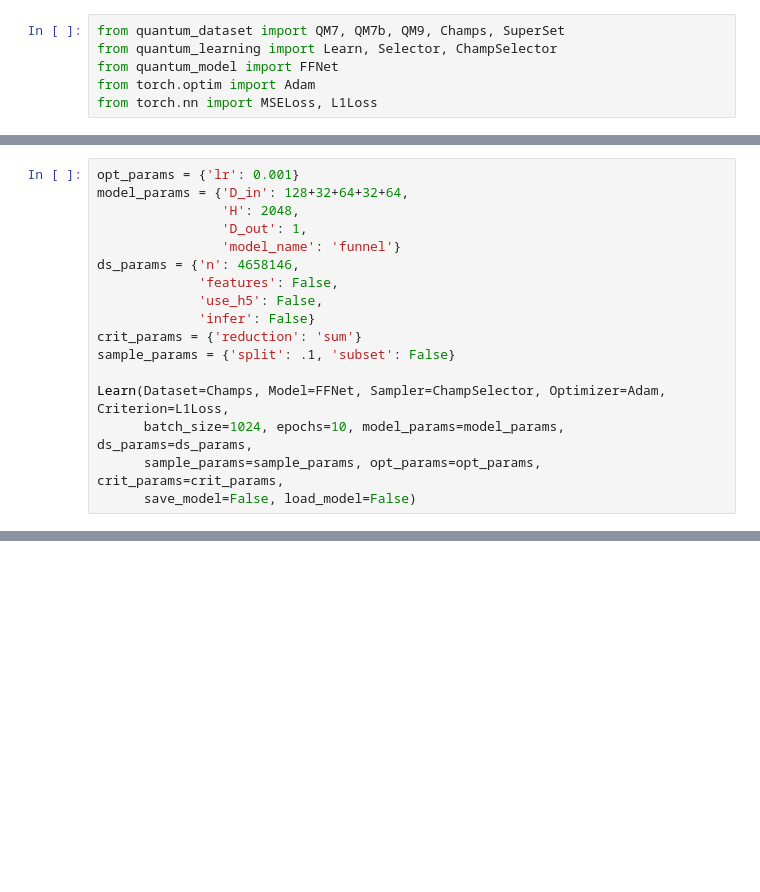
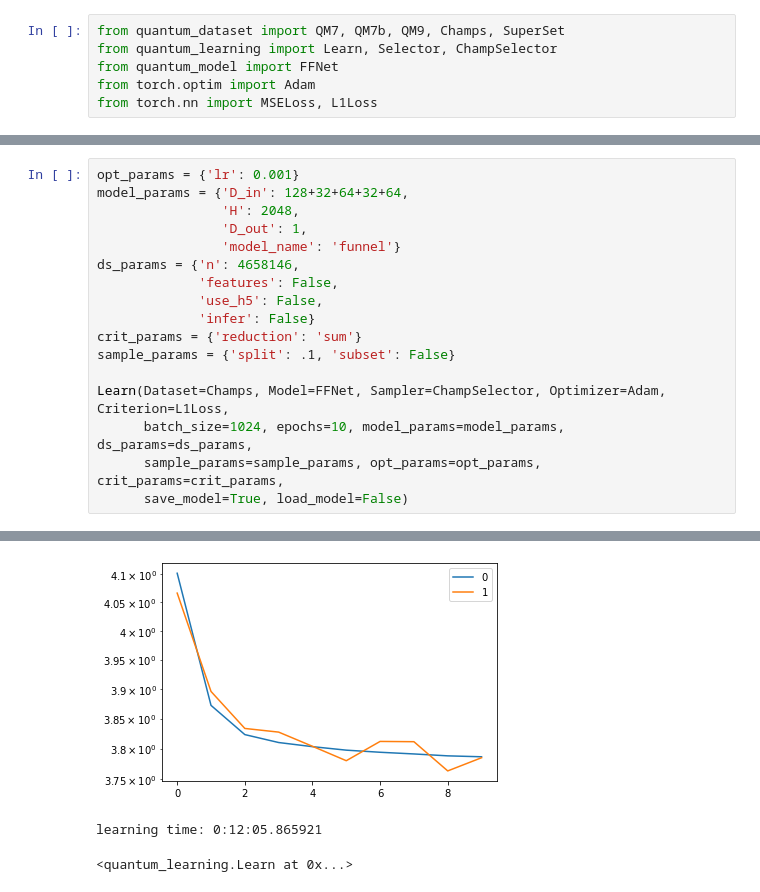
Before and after one commit to icanswim/fastchem, a Jupyter notebook: quantum_experiment.ipynb, the cells around one changed output, grey strips where cells are left out. Saved outputs shown, nothing was run; the diff lists cells and outputs as text; blank space fills up the shorter version.

```diff
--- a/quantum_experiment.ipynb
+++ b/quantum_experiment.ipynb
@@ -105,4 +159,5 @@ sample_params = {'split': .1, 'subset': False}
 Learn(Dataset=Champs, Model=FFNet, Sampler=ChampSelector, Optimizer=Adam, Criterion=L1Loss,
       batch_size=1024, epochs=10, model_params=model_params, ds_params=ds_params,
       sample_params=sample_params, opt_params=opt_params, crit_params=crit_params,
-      save_model=False, load_model=False)
+      save_model=True, load_model=False)
+# %% [output]
@@ -109,3 +181,6 @@ Learn(Dataset=Champs, Model=FFNet, Sampler=ChampSelector, Optimizer=Adam, Criter
+[figure, added]
+learning time: 0:12:05.865921
+<quantum_learning.Learn at 0x...>
 # %%
 model_params = {'D_in': 128+32+64+32+64,
                 'H': 2048,
```
Also changed, not shown: parts of 7 cells of this notebook, 2 other files.
